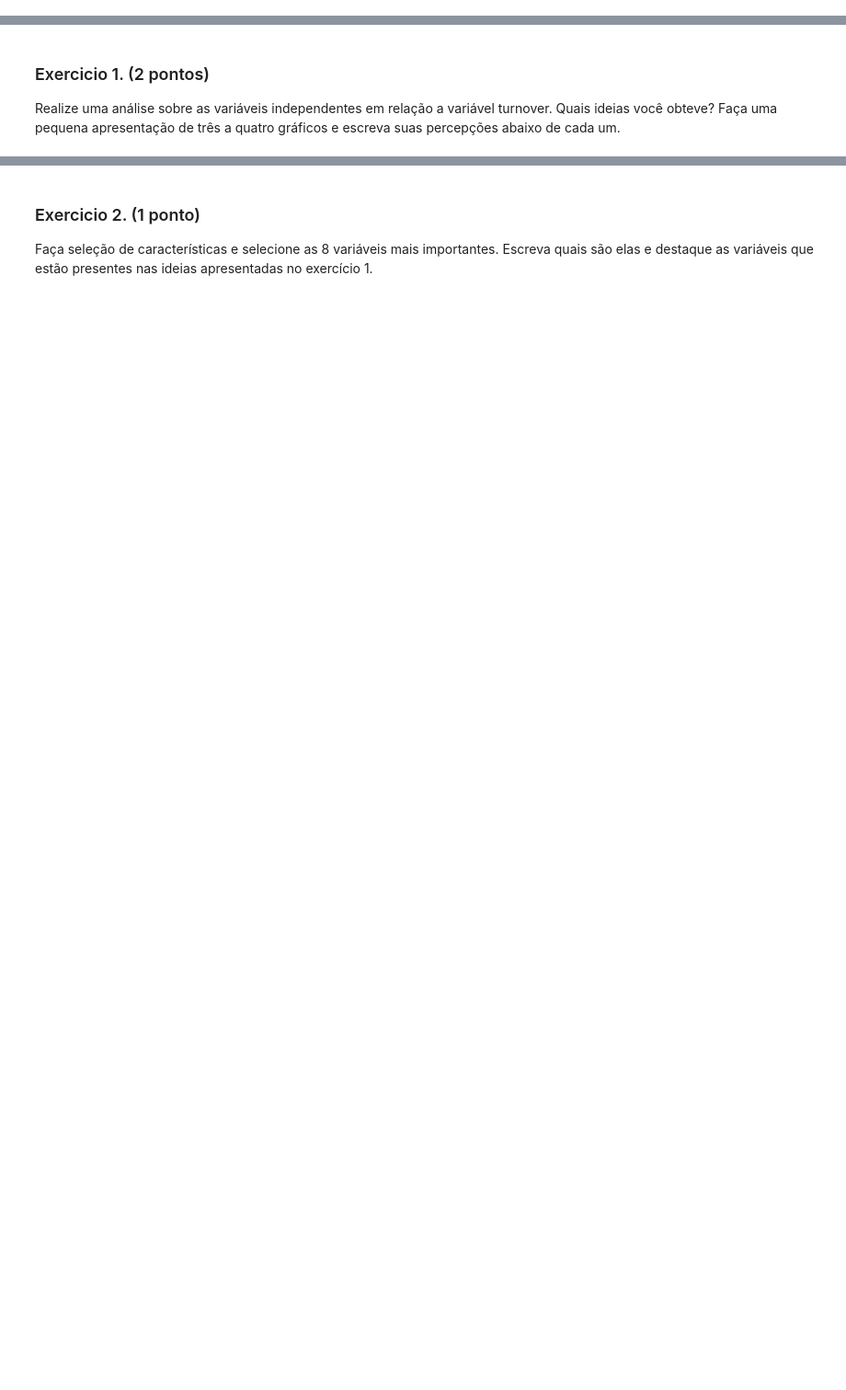
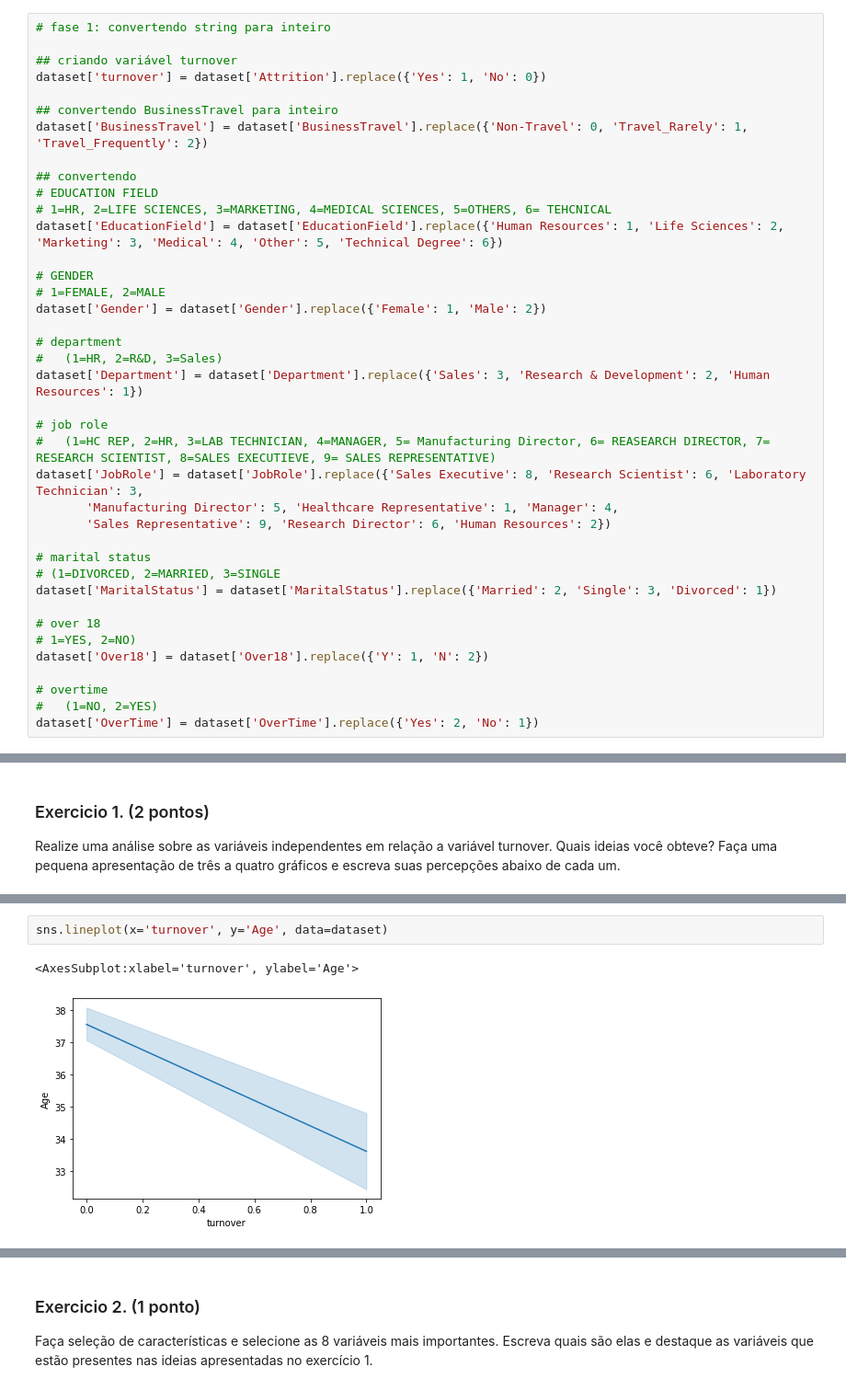
Before and after one commit to joaodath/dados_mod1, a Jupyter notebook: mod_3/projeto01/projeto01.ipynb, the cells around one changed output, grey strips where cells are left out. Shown at 92% size. Cells and saved outputs as stored; diff of their text form; blank space fills up the shorter version.

```diff
--- a/mod_3/projeto01/projeto01.ipynb
+++ b/mod_3/projeto01/projeto01.ipynb
@@ -86,0 +166,39 @@ dataset.head(10)
+# %%
+# fase 1: convertendo string para inteiro
+
+## criando variável turnover
+dataset['turnover'] = dataset['Attrition'].replace({'Yes': 1, 'No': 0})
+
+## convertendo BusinessTravel para inteiro
+dataset['BusinessTravel'] = dataset['BusinessTravel'].replace({'Non-Travel': 0, 'Travel_Rarely': 1, 'Travel_Frequently': 2})
+
+## convertendo
+# EDUCATION FIELD
+# 1=HR, 2=LIFE SCIENCES, 3=MARKETING, 4=MEDICAL SCIENCES, 5=OTHERS, 6= TEHCNICAL
+dataset['EducationField'] = dataset['EducationField'].replace({'Human Resources': 1, 'Life Sciences': 2, 'Marketing': 3, 'Medical': 4, 'Other': 5, 'Technical Degree': 6})
+
+# GENDER
+# 1=FEMALE, 2=MALE
+dataset['Gender'] = dataset['Gender'].replace({'Female': 1, 'Male': 2})
+
+# department
+# 	(1=HR, 2=R&D, 3=Sales)
+dataset['Department'] = dataset['Department'].replace({'Sales': 3, 'Research & Development': 2, 'Human Resources': 1})
+
+# job role
+#	(1=HC REP, 2=HR, 3=LAB TECHNICIAN, 4=MANAGER, 5= Manufacturing Director, 6= REASEARCH DIRECTOR, 7= RESEARCH SCIENTIST, 8=SALES EXECUTIEVE, 9= SALES REPRESENTATIVE)
+dataset['JobRole'] = dataset['JobRole'].replace({'Sales Executive': 8, 'Research Scientist': 6, 'Laboratory Technician': 3,
+       'Manufacturing Director': 5, 'Healthcare Representative': 1, 'Manager': 4,
+       'Sales Representative': 9, 'Research Director': 6, 'Human Resources': 2})
+
+# marital status
+# (1=DIVORCED, 2=MARRIED, 3=SINGLE
+dataset['MaritalStatus'] = dataset['MaritalStatus'].replace({'Married': 2, 'Single': 3, 'Divorced': 1})
+
+# over 18
+# 1=YES, 2=NO)
+dataset['Over18'] = dataset['Over18'].replace({'Y': 1, 'N': 2})
+
+# overtime
+# 	(1=NO, 2=YES)
+dataset['OverTime'] = dataset['OverTime'].replace({'Yes': 2, 'No': 1})
@@ -89,0 +258,5 @@ Realize uma análise sobre as variáveis independentes em relação a variável
+# %%
+sns.lineplot(x='turnover', y='Age', data=dataset)
+# %% [output]
+<AxesSubplot:xlabel='turnover', ylabel='Age'>
+[figure, added]
```
Also changed, not shown: parts of 33 cells of this notebook.
